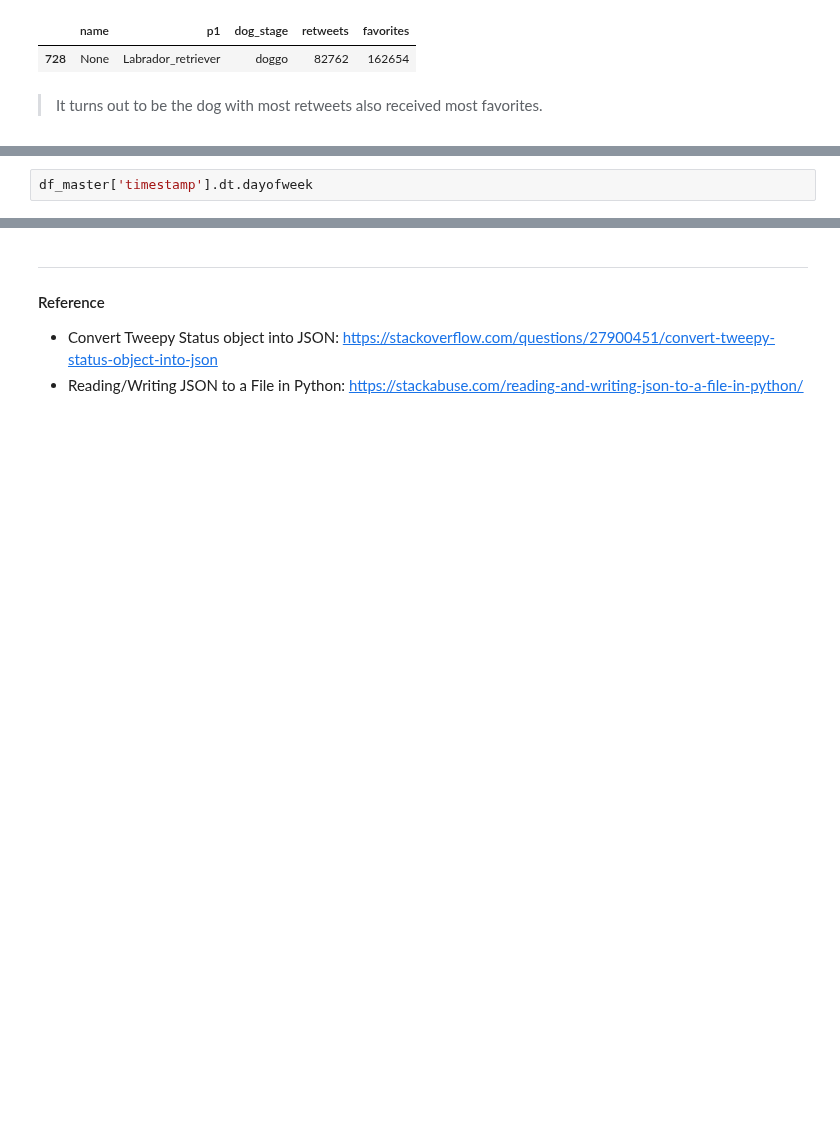
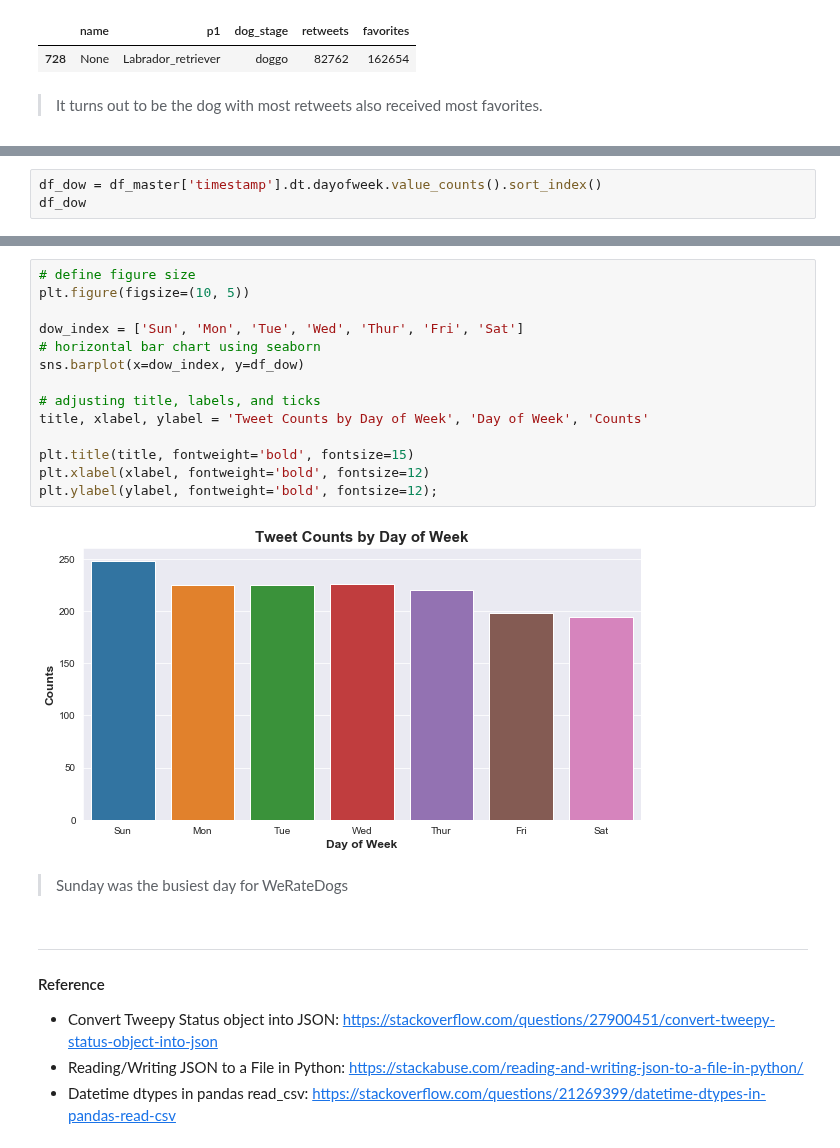
Before and after one commit to Steve-Choi/DAND, a Jupyter notebook: Wrangle-and-Analyze-Data/wrangle_act.ipynb, the cells around one changed output, grey strips where cells are left out. Cells and saved outputs as stored; diff of their text form; blank space fills up the shorter version.

```diff
--- a/Wrangle-and-Analyze-Data/wrangle_act.ipynb
+++ b/Wrangle-and-Analyze-Data/wrangle_act.ipynb
@@ -863,2 +869,3 @@ Name: p1, dtype: int64
 # %%
-df_master['timestamp'].dt.dayofweek
+df_dow = df_master['timestamp'].dt.dayofweek.value_counts().sort_index()
+df_dow
@@ -865,5 +881,24 @@ df_master['timestamp'].dt.dayofweek
+# %%
+# define figure size
+plt.figure(figsize=(10, 5))
+
+dow_index = ['Sun', 'Mon', 'Tue', 'Wed', 'Thur', 'Fri', 'Sat']
+# horizontal bar chart using seaborn
+sns.barplot(x=dow_index, y=df_dow)
+
+# adjusting title, labels, and ticks
+title, xlabel, ylabel = 'Tweet Counts by Day of Week', 'Day of Week', 'Counts'
+
+plt.title(title, fontweight='bold', fontsize=15)
+plt.xlabel(xlabel, fontweight='bold', fontsize=12)
+plt.ylabel(ylabel, fontweight='bold', fontsize=12);
+# %% [output]
+[figure, added]
+# %% [markdown]
+> Sunday was the busiest day for WeRateDogs
 # %% [markdown]
 ---
 #### Reference
 - Convert Tweepy Status object into JSON: https://stackoverflow.com/questions/27900451/convert-tweepy-status-object-into-json
 - Reading/Writing JSON to a File in Python: https://stackabuse.com/reading-and-writing-json-to-a-file-in-python/
+- Datetime dtypes in pandas read_csv: https://stackoverflow.com/questions/21269399/datetime-dtypes-in-pandas-read-csv
```
Also changed, not shown: parts of 7 cells of this notebook.
